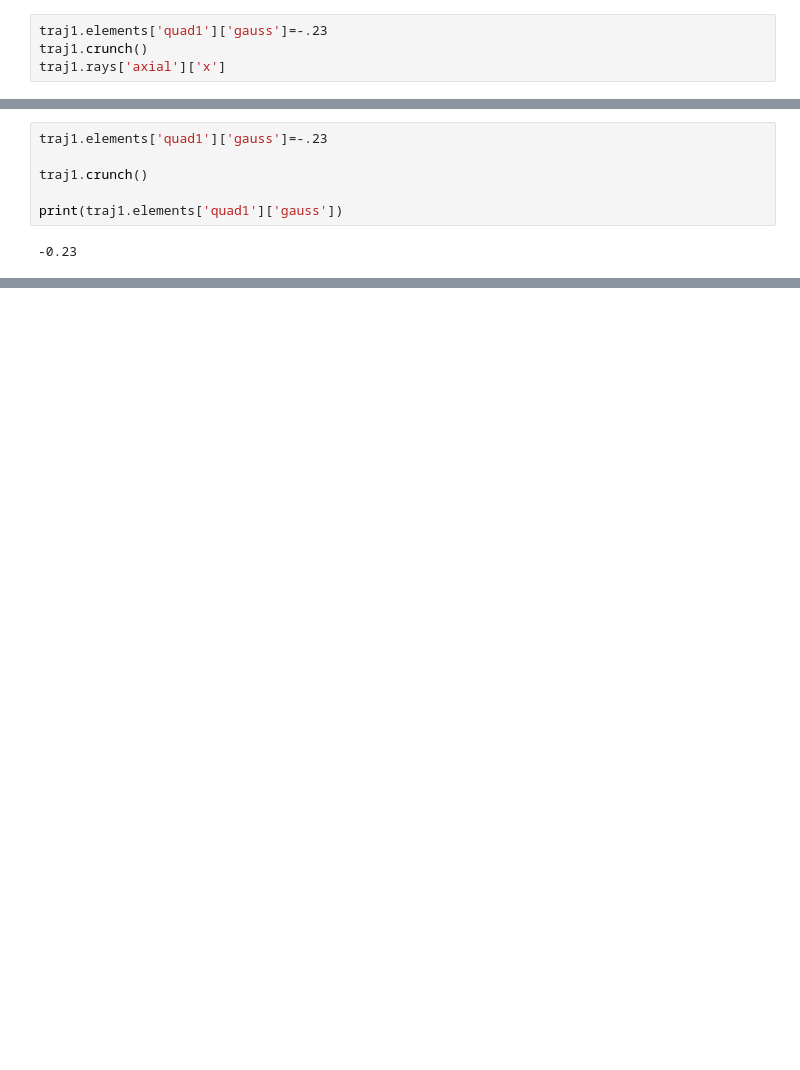
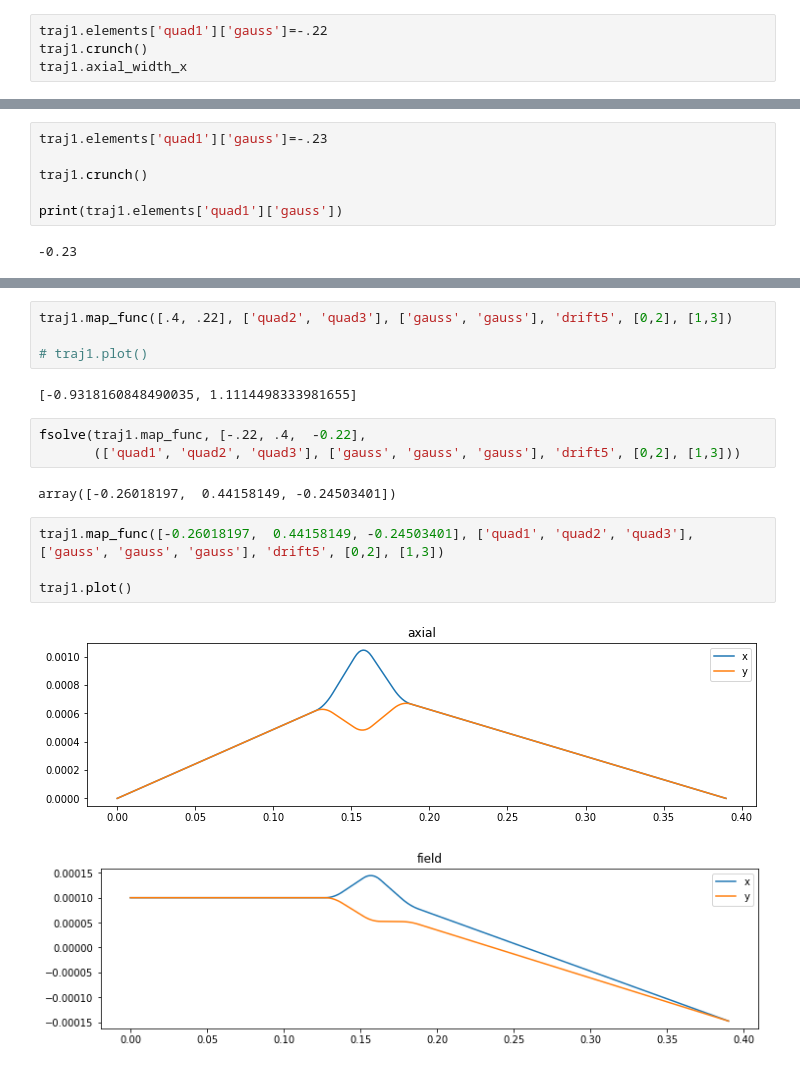
Before and after one commit to bentps/PythonTransport, a Jupyter notebook: PythonTransport.ipynb, the cells around one changed output, grey strips where cells are left out. Cells and saved outputs as stored; diff of their text form; blank space fills up the shorter version.

Commit message:
Figured out point to point fitting using using optimize.fsolve Things are pretty messy, but wanted to save progress at this point.

```diff
--- a/PythonTransport.ipynb
+++ b/PythonTransport.ipynb
@@ -347,5 +389,5 @@ traj1.rays['axial']['x']
 # %%
-traj1.elements['quad1']['gauss']=-.23
+traj1.elements['quad1']['gauss']=-.22
 traj1.crunch()
-traj1.rays['axial']['x']
+traj1.axial_width_x
 # %% [output]
@@ -367,0 +412,18 @@ print(traj1.elements['quad1']['gauss'])
+# %%
+traj1.map_func([.4, .22], ['quad2', 'quad3'], ['gauss', 'gauss'], 'drift5', [0,2], [1,3])
+
+# traj1.plot()
+# %% [output]
+[-0.9318160848490035, 1.1114498333981655]
+# %%
+fsolve(traj1.map_func, [-.22, .4,  -0.22],
+       (['quad1', 'quad2', 'quad3'], ['gauss', 'gauss', 'gauss'], 'drift5', [0,2], [1,3]))
+# %% [output]
+array([-0.26018197,  0.44158149, -0.24503401])
+# %%
+traj1.map_func([-0.26018197,  0.44158149, -0.24503401], ['quad1', 'quad2', 'quad3'], ['gauss', 'gauss', 'gauss'], 'drift5', [0,2], [1,3])
+
+traj1.plot()
+# %% [output]
+[figure, added]
+[figure, added]
```
Also changed, not shown: parts of 6 cells of this notebook.
